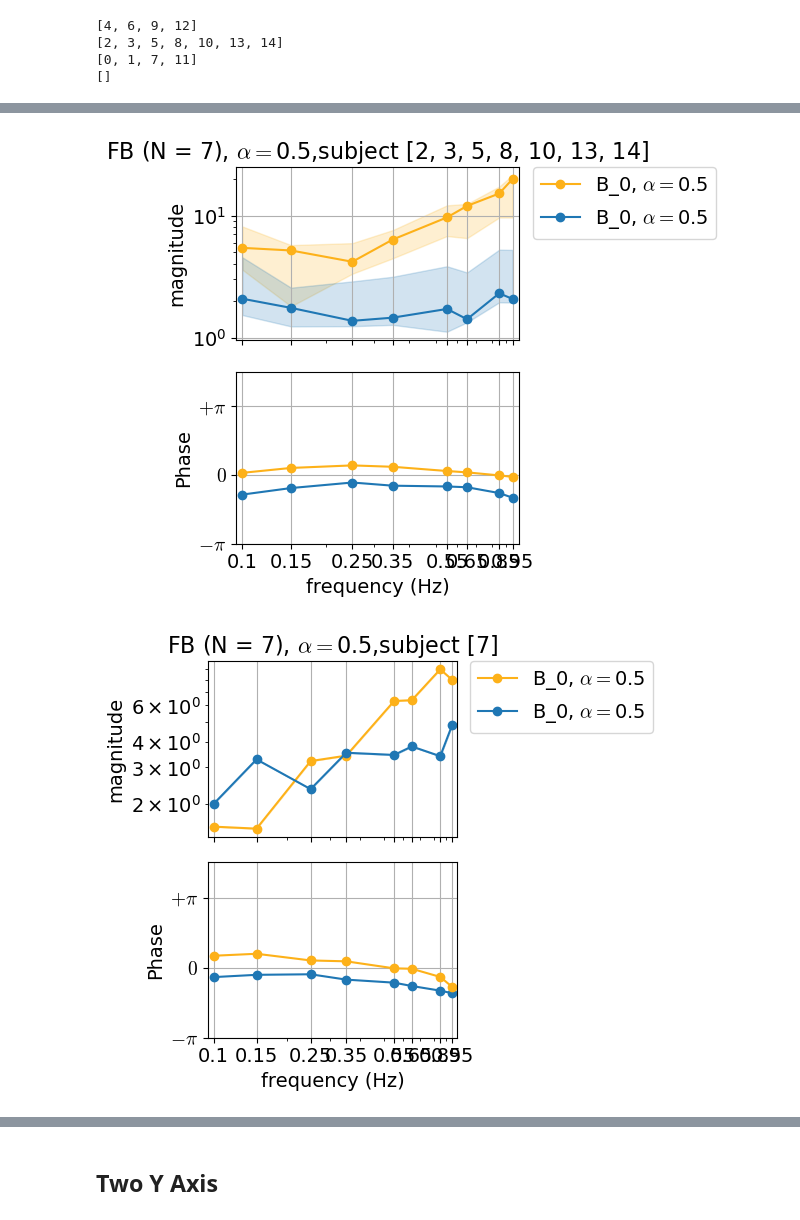
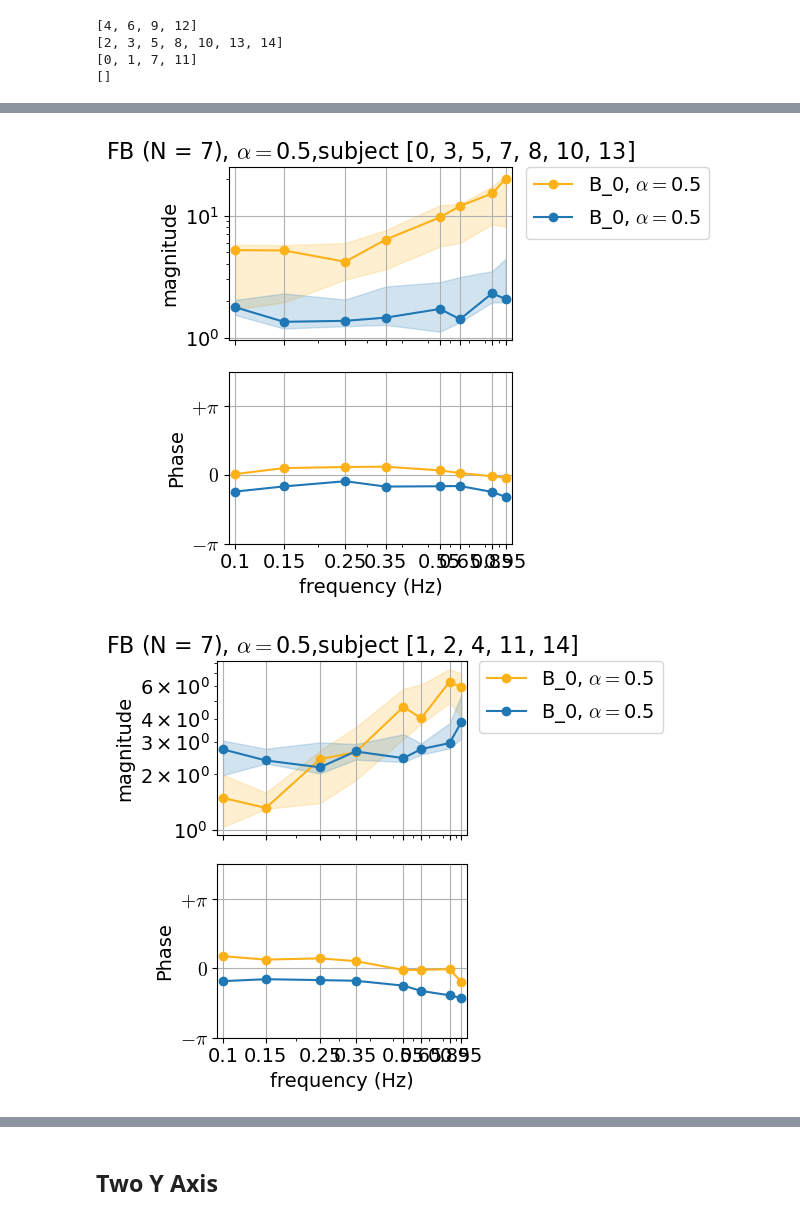
Before and after one commit to finley16/sensorimotor_fusion, a Jupyter notebook: analysis/Multimodal paper/20250501_EMBC_analysis.ipynb, the cells around one changed output, grey strips where cells are left out. Saved outputs shown, nothing was run; the diff lists cells and outputs as text; code cells hidden in the pictures.

```diff
--- a/analysis/Multimodal paper/20250501_EMBC_analysis.ipynb
+++ b/analysis/Multimodal paper/20250501_EMBC_analysis.ipynb
@@ -153,3 +153,37 @@ plt.show()
 # %% [output]
 (15, 5, 14)
 [figure]
+# %%
+
+# Setup
+num_trials = np.arange(2, 14)
+strategy_groups = {
+    'A': [6, 9, 12],
+    'B': [0, 3, 5, 7, 8, 10, 13],
+    'C': [1, 2, 4, 11, 14]
+}
+conditions = [2, 1, 3]  # assuming: 50/50, 75s/25e, 25s/75e
+condition_labels = ['50/50', '75s/25e', '25s/75e']
+colors_group = {'A': 'red', 'B': 'green', 'C': 'blue'}
+
+fig, axs = plt.subplots(1, 3, figsize=(12, 3), sharey=True)
+
+for cond_idx, (ax, cond_label) in enumerate(zip(axs, condition_labels)):
+    for group_label, participant_indices in strategy_groups.items():
+        group_errors = errors[participant_indices, conditions[cond_idx], 2:]  # shape: (n_participants, n_trials)
+        median = np.median(group_errors, axis=0)
+        q25 = np.percentile(group_errors, 25, axis=0)
+        q75 = np.percentile(group_errors, 75, axis=0)
+
+        ax.plot(num_trials, median, label=f'Group {group_label}', color=colors_group[group_label], linewidth=2)
+        ax.fill_between(num_trials, q25, q75, alpha=0.2, color=colors_group[group_label])
+
+    ax.set_title(f'{cond_label}')
+    ax.set_xlabel('Trial')
+    ax.spines['top'].set_visible(False)
+    ax.spines['right'].set_visible(False)
+
+axs[0].set_ylabel('Error')
+axs[0].legend(title='Strategy Group')
+plt.tight_layout()
+plt.show()
@@ -775,10 +1076,15 @@ print(negpos)
 []
 # %%
 
-group_a = [4, 6, 9, 12]
-group_b = [2, 3, 5, 8, 10, 13, 14]
-group_c = [7]
+group_a = [6, 9, 12]
+group_b = [0, 3, 5, 7, 8, 10, 13]
+group_c = [1, 2, 4, 11, 14]
 groups = [group_a, group_b, group_c]
+xticks = np.array([0.1, 0.15, 0.25, 0.35, 0.55, 0.65, 0.85, 0.95])
+xlim = (0.095, 1.0)
+ylimphase = (0, np.pi + 0.5 * (np.pi))
+yticksphase = [0., np.pi, 1.5 * (np.pi)]
+yticklabelsphase = [r'$0$', r'$+\pi$', r'$+3\pi/2$']
 
 
 cond = 2
@@ -865,5 +1171,5 @@ for group in groups:
-[figure, old version]
+[figure, new version]
-[figure, old version]
+[figure, new version]
 # %%
 # example trial
 fig,ax = plt.subplots(figsize=(4,2))
```
Also changed, not shown: parts of 10 cells of this notebook.
